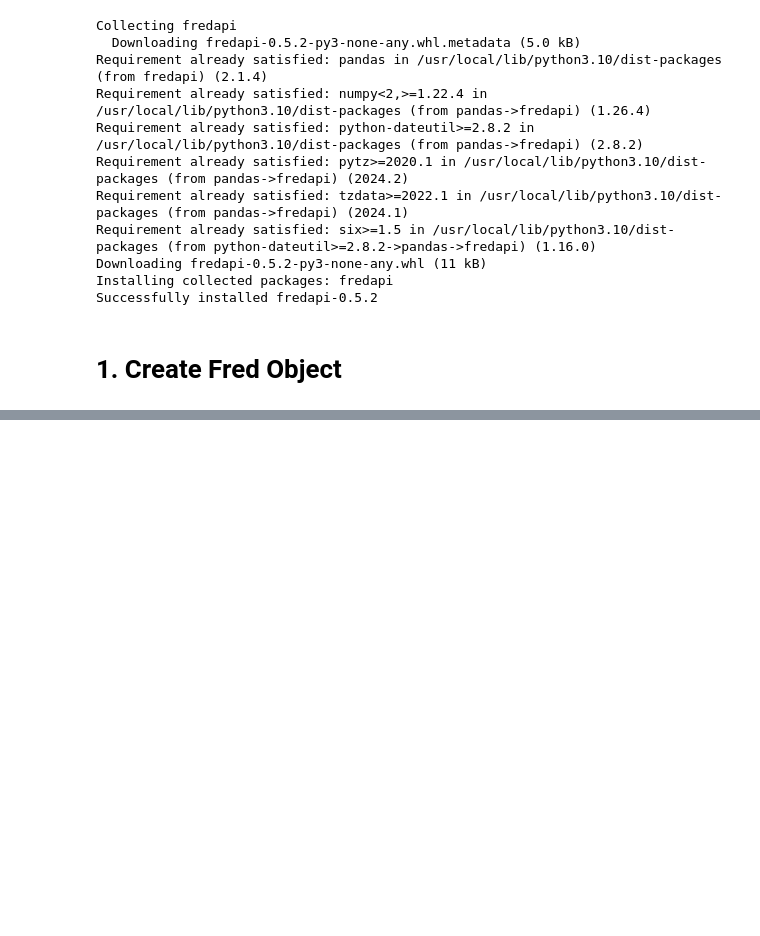
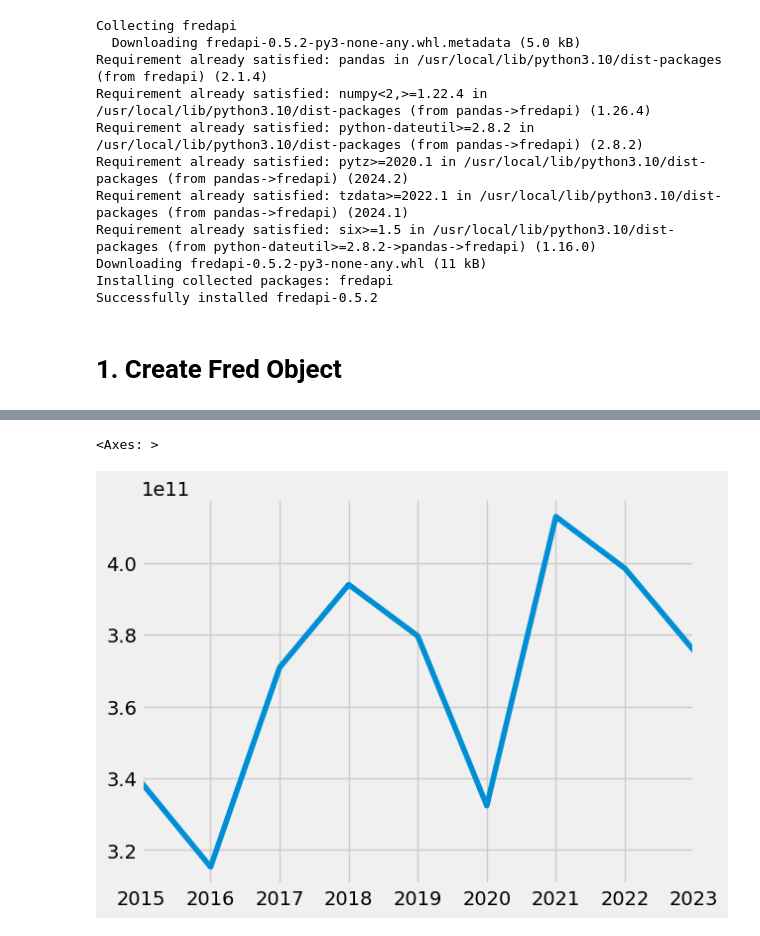
Before and after one commit to l-quincy01/Economic-Data-Analysis, a Jupyter notebook: EconomicEDA.ipynb, the cells around one changed output, grey strips where cells are left out. Cells and saved outputs as stored; diff of their text form; code cells hidden in the pictures; blank space fills up the shorter version.

```diff
--- a/EconomicEDA.ipynb
+++ b/EconomicEDA.ipynb
@@ -72,0 +77,12 @@ fred.search('S&P')
+# %%
+#Display series
+
+sa_gni = fred.get_series('MKTGNIZAA646NWDB', observation_start='2015-01-01'  ) # GNI
+print("\n")
+sa_unemploymentRate = fred.get_series('LRUN64TTZAA156S', observation_start='2015-01-01'  ) # Unemployment Rate
+# %%
+#plot
+sa_gni.plot()
+# %% [output]
+<Axes: >
+[figure, added]
```
Also changed, not shown: parts of 2 cells of this notebook.
